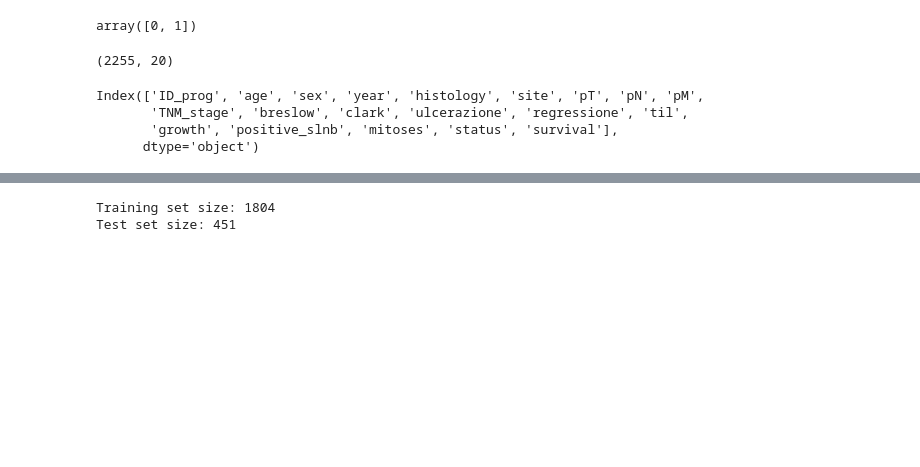
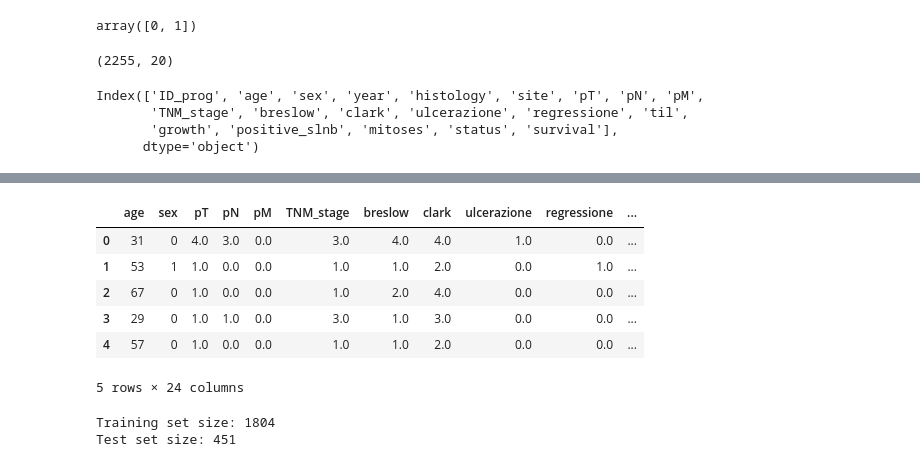
Before and after one commit to robwhite-lis/AI_Futures_Assessment_1, a Jupyter notebook: notebook.ipynb, the cells around one changed output, grey strips where cells are left out. Saved outputs shown, nothing was run; the diff lists cells and outputs as text; code cells hidden in the pictures; blank space fills up the shorter version.

```diff
--- a/notebook.ipynb
+++ b/notebook.ipynb
@@ -39,3 +110,13 @@ Index(['ID_prog', 'age', 'sex', 'year', 'histology', 'site', 'pT', 'pN', 'pM',
+# %%
+df_melanoma_X.head()
+# %% [output]
+|  | age | sex | pT | pN | pM | TNM_stage | breslow | clark | ulcerazione | regressione | ... |
+| 0 | 31 | 0 | 4.0 | 3.0 | 0.0 | 3.0 | 4.0 | 4.0 | 1.0 | 0.0 | ... |
+| 1 | 53 | 1 | 1.0 | 0.0 | 0.0 | 1.0 | 1.0 | 2.0 | 0.0 | 1.0 | ... |
+| 2 | 67 | 0 | 1.0 | 0.0 | 0.0 | 1.0 | 2.0 | 4.0 | 0.0 | 0.0 | ... |
+| 3 | 29 | 0 | 1.0 | 1.0 | 0.0 | 3.0 | 1.0 | 3.0 | 0.0 | 0.0 | ... |
+| 4 | 57 | 0 | 1.0 | 0.0 | 0.0 | 1.0 | 1.0 | 2.0 | 0.0 | 0.0 | ... |
+5 rows × 24 columns
 # %%
 from sklearn.linear_model import LogisticRegression
 from sklearn.model_selection import train_test_split
```
Also changed, not shown: parts of 4 cells of this notebook, 1 other file.
